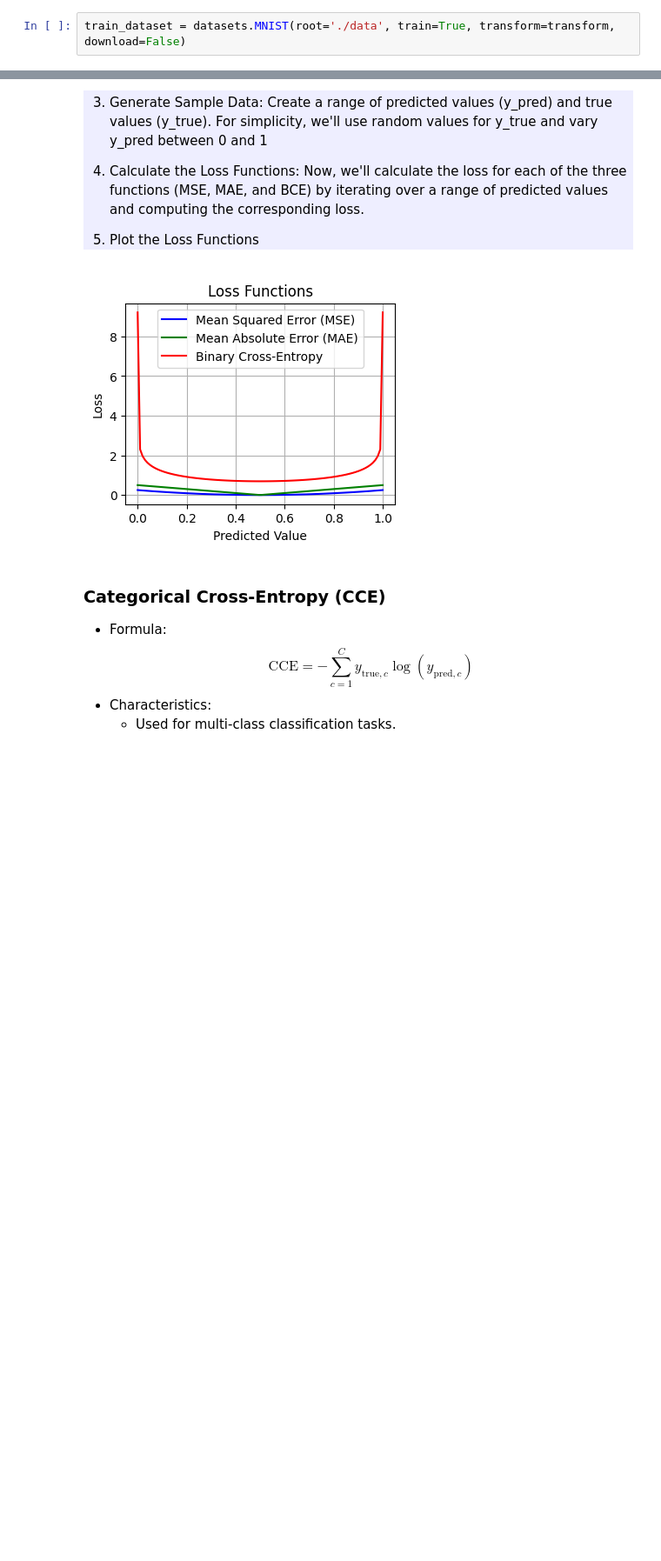
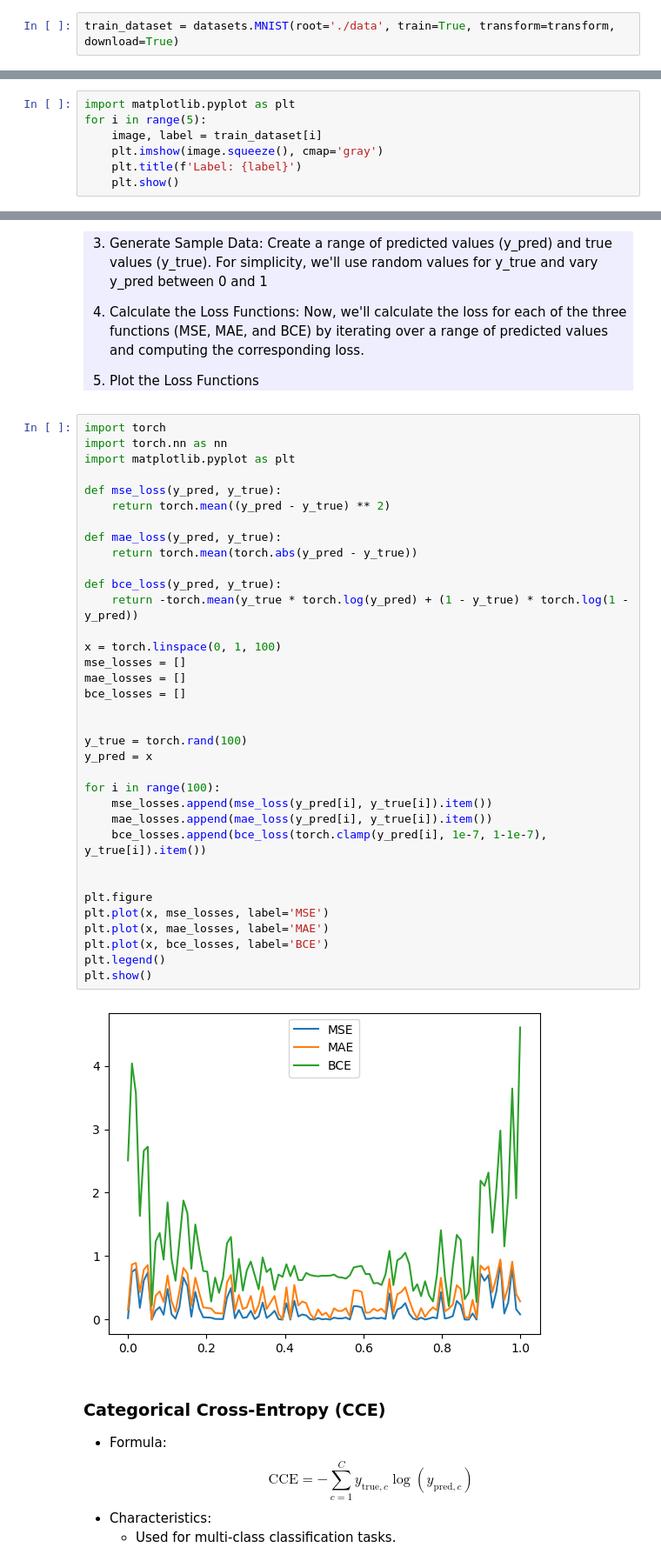
Before and after one commit to erw-lrd/Teaching, a Jupyter notebook: BIOE60008_70036_Image_Processing_2024-2025/5_Introduction/DL_Intro_NoSolution.ipynb, the cells around one changed output, grey strips where cells are left out. Shown: that part at 87% size. Cells and saved outputs as stored; diff of their text form; blank space fills up the shorter version.

```diff
--- a/BIOE60008_70036_Image_Processing_2024-2025/5_Introduction/DL_Intro_NoSolution.ipynb
+++ b/BIOE60008_70036_Image_Processing_2024-2025/5_Introduction/DL_Intro_NoSolution.ipynb
@@ -40,5 +40,5 @@ transform = transforms.Compose([
 ### **Load Training Dataset**:
 The training set is used to teach the model by adjusting weights based on prediction errors.
 # %%
-train_dataset = datasets.MNIST(root='./data', train=True, transform=transform, download=False)
+train_dataset = datasets.MNIST(root='./data', train=True, transform=transform, download=True)
 # %% [output]
@@ -71,4 +101,10 @@ Please attempt to visualize a few samples from the MNIST dataset. Follow these s
 
 </div>
 # %%
+import matplotlib.pyplot as plt
+for i in range(5):
+    image, label = train_dataset[i]
+    plt.imshow(image.squeeze(), cmap='gray')
+    plt.title(f'Label: {label}')
+    plt.show()
 # %% [output]
@@ -377,8 +442,42 @@ Loss functions are used to measure the error between the predicted outputs of a
 5. Plot the Loss Functions
 </div>
 # %%
+import torch
+import torch.nn as nn
+import matplotlib.pyplot as plt
+
+def mse_loss(y_pred, y_true):
+    return torch.mean((y_pred - y_true) ** 2)
+
+def mae_loss(y_pred, y_true):
+    return torch.mean(torch.abs(y_pred - y_true))
+
+def bce_loss(y_pred, y_true):
+    return -torch.mean(y_true * torch.log(y_pred) + (1 - y_true) * torch.log(1 - y_pred))
+
+x = torch.linspace(0, 1, 100)
+mse_losses = []
+mae_losses = []
+bce_losses = []
+
+
+y_true = torch.rand(100)
+y_pred = x
+
+for i in range(100):
+    mse_losses.append(mse_loss(y_pred[i], y_true[i]).item())
+    mae_losses.append(mae_loss(y_pred[i], y_true[i]).item())
+    bce_losses.append(bce_loss(torch.clamp(y_pred[i], 1e-7, 1-1e-7), y_true[i]).item())
+
+
+plt.figure
+plt.plot(x, mse_losses, label='MSE')
+plt.plot(x, mae_losses, label='MAE')
+plt.plot(x, bce_losses, label='BCE')
+plt.legend()
+plt.show()
 # %% [output]
-[figure, old version]
+[figure, new version]
 # %% [markdown]
 ### **Categorical Cross-Entropy (CCE)**
 - Formula:
```
Also changed, not shown: parts of 3 cells of this notebook.
